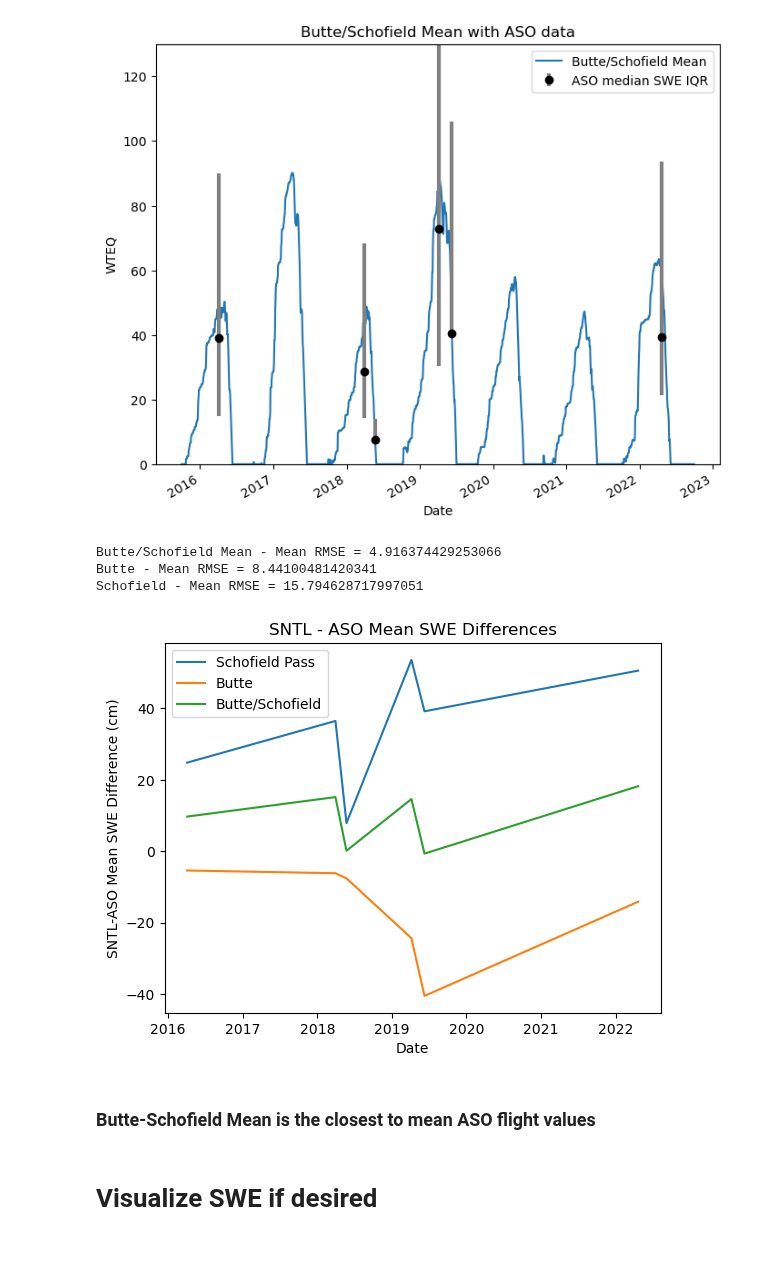
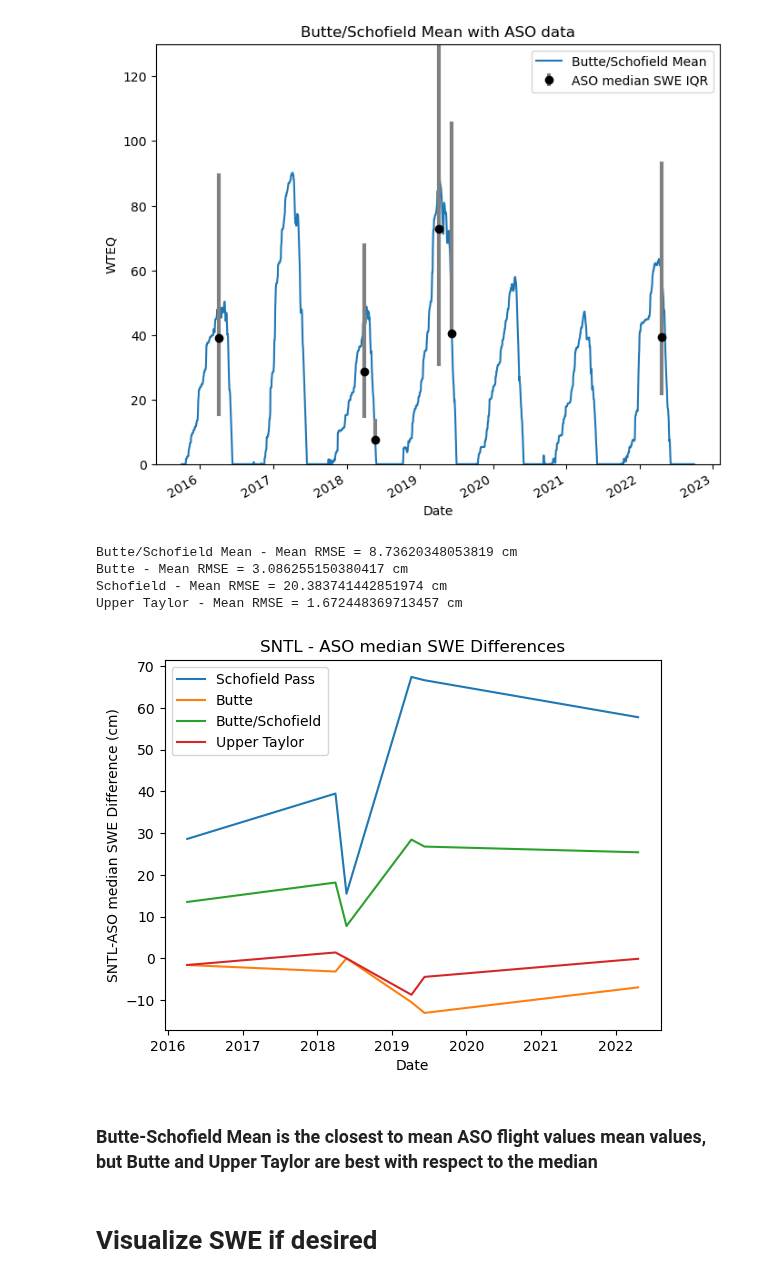
Before and after one commit to dlhogan97/Spring-Precipitation-Effect-CO-River, a Jupyter notebook: notebooks/ASO_SNTL_comparison.ipynb, the cells around one changed output. Saved outputs shown, nothing was run; the diff lists cells and outputs as text; code cells hidden in the pictures; blank space fills up the shorter version.

```diff
--- a/notebooks/ASO_SNTL_comparison.ipynb
+++ b/notebooks/ASO_SNTL_comparison.ipynb
@@ -117,13 +124,14 @@ for i,file in enumerate(ASO_swe_files):
     else:
         src_swe = rioxr.open_rasterio(file).squeeze()
         src_er_swe = src_swe.rio.clip(upper_east_river_poly.geometry)
-        src_er_sw_ma = src_er_swe.where(src_er_swe>=0)
+        src_er_swe_ma = src_er_swe.where(src_er_swe>=0)
 
         # Save mean and standard deviation in centimeters
-        aso_swe_mean_dict[file[:-4]] = src_er_sw_ma.mean().values * 100 # convert to centimeters
-        aso_swe_median_dict[file[:-4]] = src_er_sw_ma.median().values * 100 # convert to centimeters
-        aso_swe_25th_dict[file[:-4]] = src_er_sw_ma.quantile(0.25).values * 100 # convert to centimeters
-        aso_swe_75th_dict[file[:-4]] = src_er_sw_ma.quantile(0.75).values * 100 # convert to centimeters
+        aso_swe_mean_dict[file[:-4]] = src_er_swe_ma.mean().values * 100 # convert to centimeters
+        aso_swe_median_dict[file[:-4]] = src_er_swe_ma.median().values * 100 # convert to centimeters
+        aso_swe_25th_dict[file[:-4]] = src_er_swe_ma.quantile(0.25).values * 100 # convert to centimeters
+        aso_swe_75th_dict[file[:-4]] = src_er_swe_ma.quantile(0.75).values * 100 # convert to centimeters
+        del src_swe,src_er_swe,src_er_swe_ma
 # %%
 aso_stats_df = pd.DataFrame([aso_swe_date_dict.values(),aso_swe_mean_dict.values(), aso_swe_median_dict.values(), aso_swe_25th_dict.values(), aso_swe_75th_dict.values()]).T
 aso_stats_df = aso_stats_df.rename(columns={0:'date',1:'mean', 2:'median', 3:'25th_quartile', 4:'75th_quartile'})
@@ -175,29 +183,32 @@ ax.legend()
 # %%
 butte_schofield_mean_aso_overlap = er_sntl_2016_2022.sel(Date=dates,Location=['Butte_380:CO:SNTL','SchofieldPass_737:CO:SNTL']).WTEQ.mean(dim='Location')
 butte_aso_overlap = er_sntl_2016_2022.sel(Date=dates,Location=['Butte_380:CO:SNTL']).WTEQ.mean(dim='Location')
 schofield_aso_overlap = er_sntl_2016_2022.sel(Date=dates,Location=['SchofieldPass_737:CO:SNTL']).WTEQ.mean(dim='Location')
+upper_taylor_aso_overlap = er_sntl_2016_2022.sel(Date=dates,Location=['UpperTaylor_737:CO:SNTL']).WTEQ.mean(dim='Location')
 
 
-plt.plot(dates,(schofield_aso_overlap-aso_stats_df['mean']),label='Schofield Pass')
-plt.plot(dates,(butte_aso_overlap-aso_stats_df['mean']),label='Butte')
-plt.plot(dates,(butte_schofield_mean_aso_overlap-aso_stats_df['mean']),label='Butte/Schofield')
+plt.plot(dates,(schofield_aso_overlap-aso_stats_df['median']),label='Schofield Pass')
+plt.plot(dates,(butte_aso_overlap-aso_stats_df['median']),label='Butte')
+plt.plot(dates,(butte_schofield_mean_aso_overlap-aso_stats_df['median']),label='Butte/Schofield')
+plt.plot(dates, (upper_taylor_aso_overlap-aso_stats_df['median']), label='Upper Taylor')
 plt.xlabel('Date')
-plt.ylabel('SNTL-ASO Mean SWE Difference (cm)')
-plt.title('SNTL - ASO Mean SWE Differences')
+plt.ylabel('SNTL-ASO median SWE Difference (cm)')
+plt.title('SNTL - ASO median SWE Differences')
 plt.legend()
 
 
-labels = ['Butte/Schofield Mean','Butte','Schofield']
-for i,site in enumerate([butte_schofield_mean_aso_overlap,butte_aso_overlap,schofield_aso_overlap]):
-    rmse = np.sqrt((((site-aso_stats_df['mean'])**2/len(dates)).values).mean())
+labels = ['Butte/Schofield Mean','Butte','Schofield','Upper Taylor']
+for i,site in enumerate([butte_schofield_mean_aso_overlap,butte_aso_overlap,schofield_aso_overlap,upper_taylor_aso_overlap]):
+    rmse = np.sqrt((((site-aso_stats_df['median'])**2/len(dates)).values).mean())
     print(f'{labels[i]} - Mean RMSE = {rmse} cm')
 # %% [output]
-Butte/Schofield Mean - Mean RMSE = 4.916374429253066
-Butte - Mean RMSE = 8.44100481420341
-Schofield - Mean RMSE = 15.794628717997051
+Butte/Schofield Mean - Mean RMSE = 8.73620348053819 cm
+Butte - Mean RMSE = 3.086255150380417 cm
+Schofield - Mean RMSE = 20.383741442851974 cm
+Upper Taylor - Mean RMSE = 1.672448369713457 cm
-[figure, old version]
+[figure, new version]
 # %% [markdown]
-### Butte-Schofield Mean is the closest to mean ASO flight values
+### Butte-Schofield Mean is the closest to mean ASO flight values mean values, but Butte and Upper Taylor are best with respect to the median
 # %% [markdown]
 # Visualize SWE if desired
 # %%
```
Also changed, not shown: parts of 2 cells of this notebook, 4 other files.
